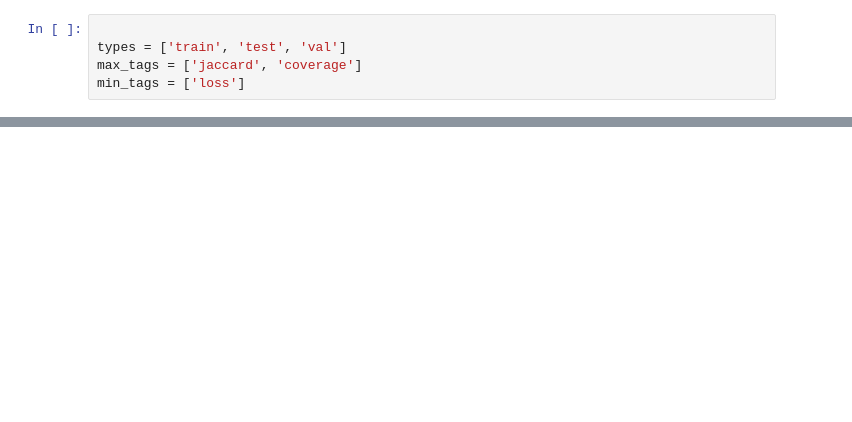
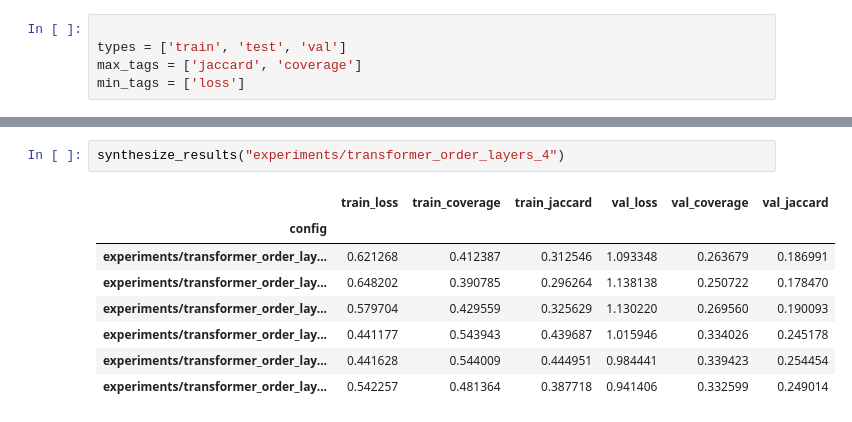
Before and after one commit to EdvardHolden/axiom_caption, a Jupyter notebook: synthesise_results.ipynb, the cells around one changed output, grey strips where cells are left out. Drawn from its saved outputs; the diff is of its cells as text; blank space fills up the shorter version.

```diff
--- a/synthesise_results.ipynb
+++ b/synthesise_results.ipynb
@@ -85,0 +122,11 @@ print(list(df.columns))
+# %%
+synthesize_results("experiments/transformer_order_layers_4")
+# %% [output]
+|  | train_loss | train_coverage | train_jaccard | val_loss | val_coverage | val_jaccard |
+| config |  |  |  |  |  |  |
+| experiments/transformer_order_lay... | 0.621268 | 0.412387 | 0.312546 | 1.093348 | 0.263679 | 0.186991 |
+| experiments/transformer_order_lay... | 0.648202 | 0.390785 | 0.296264 | 1.138138 | 0.250722 | 0.178470 |
+| experiments/transformer_order_lay... | 0.579704 | 0.429559 | 0.325629 | 1.130220 | 0.269560 | 0.190093 |
+| experiments/transformer_order_lay... | 0.441177 | 0.543943 | 0.439687 | 1.015946 | 0.334026 | 0.245178 |
+| experiments/transformer_order_lay... | 0.441628 | 0.544009 | 0.444951 | 0.984441 | 0.339423 | 0.254454 |
+| experiments/transformer_order_lay... | 0.542257 | 0.481364 | 0.387718 | 0.941406 | 0.332599 | 0.249014 |
```
Also changed, not shown: parts of 7 cells of this notebook, 1 other file.
